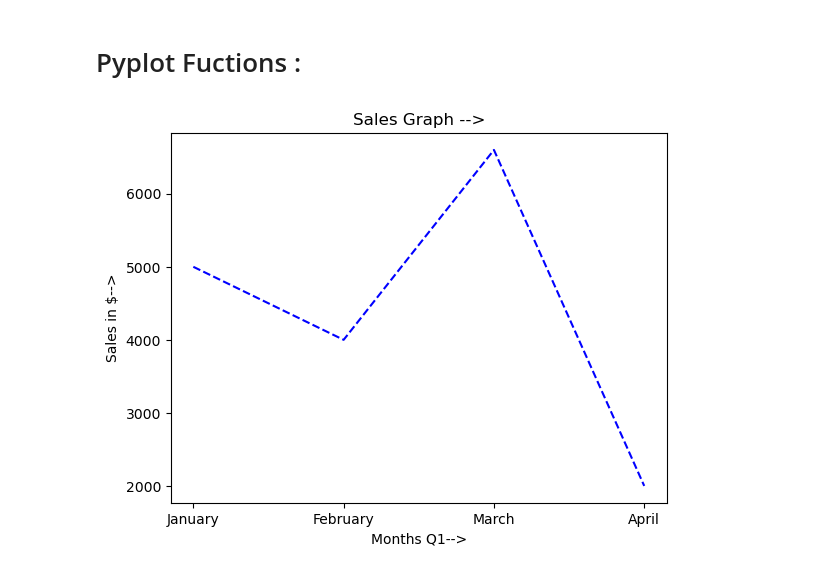
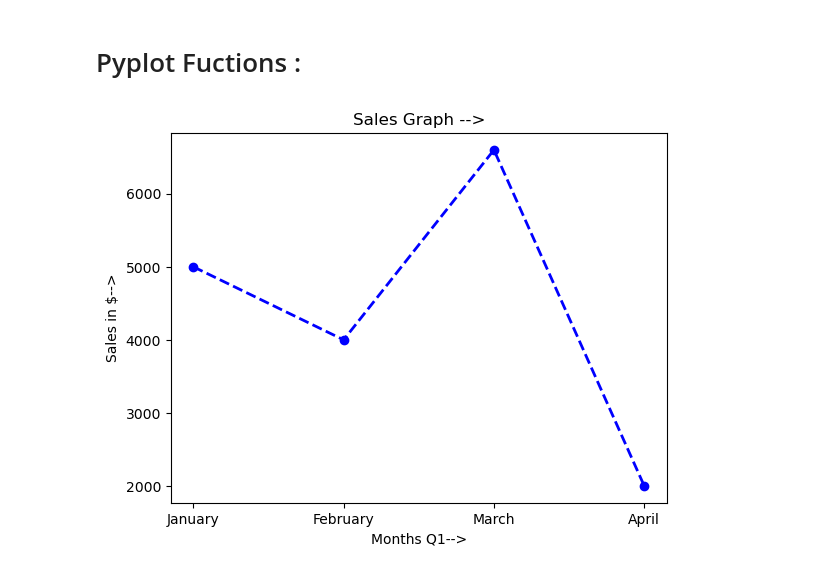
Before and after one commit to Nevin100/Data-Visualization, a Jupyter notebook: Matplotlib.ipynb, the cells around one changed output. Saved outputs shown, nothing was run; the diff lists cells and outputs as text; code cells hidden in the pictures.

```diff
--- a/Matplotlib.ipynb
+++ b/Matplotlib.ipynb
@@ -49,18 +49,18 @@ plt.show()
 # %%
 # 1.) plt.plot(x,y, {rest optional...}) --> plottig purpose
 # 2.) plt.title() --> Title Heading of the Plot
 # 3.) plt.xlabel() & plt.ylabel() --> labels for x and y
 # 4.) plt.show() --> To Show the plot
 
 months = ['January','February', 'March', 'April' ]
 sales = [5000,4000,6600,2000]
 
 plt.title("Sales Graph -->")
 
 plt.xlabel("Months Q1-->")
 plt.ylabel("Sales in $-->")
 
-plt.plot(months, sales, color='blue', linestyle='--')
+plt.plot(months, sales, color='blue', linestyle='--', linewidth=2, marker='o')
 plt.show()
 # %% [output]
-[figure, old version]
+[figure, new version]
```
